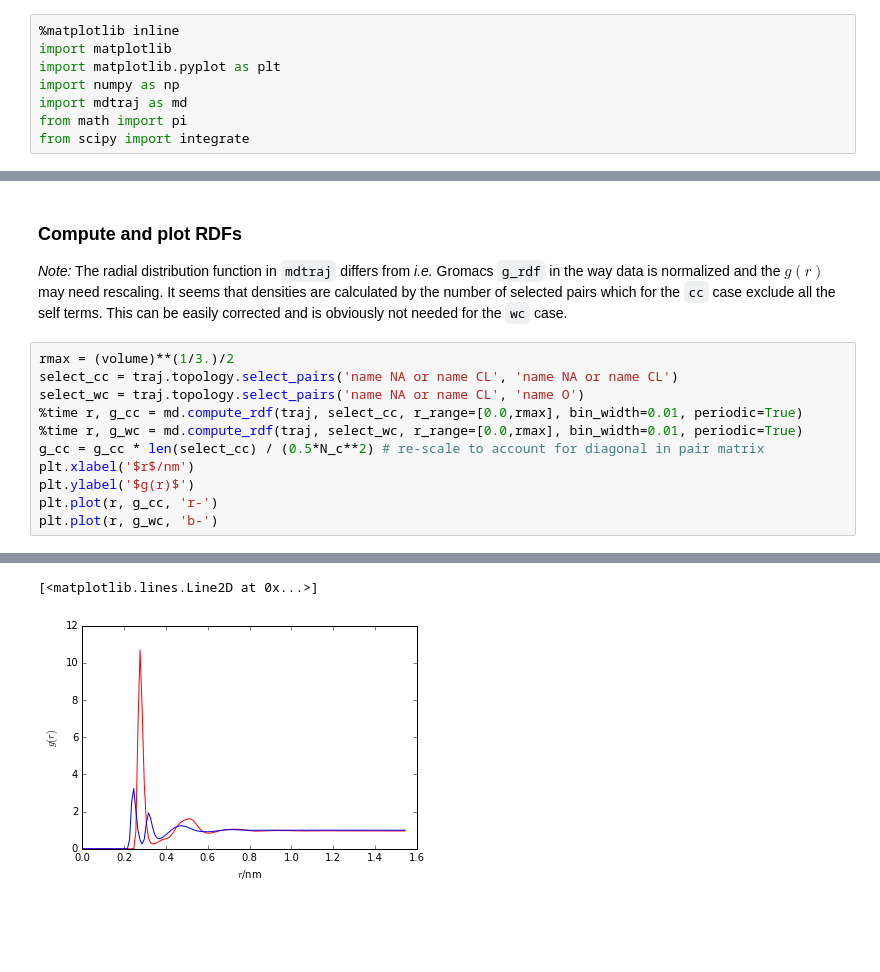
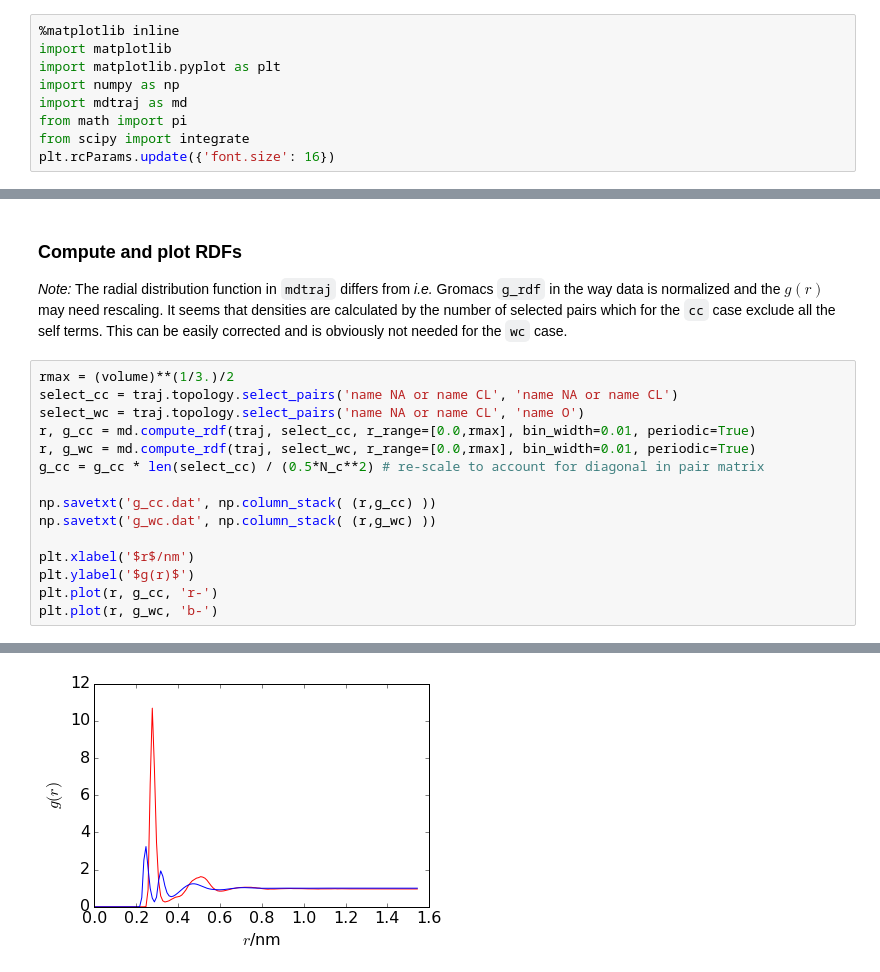
Before and after one commit to mlund/kirkwood-buff, a Jupyter notebook: nacl-water/nacl.ipynb, the cells around one changed output, grey strips where cells are left out. Saved outputs shown, nothing was run; the diff lists cells and outputs as text; blank space fills up the shorter version.

```diff
--- a/nacl-water/nacl.ipynb
+++ b/nacl-water/nacl.ipynb
@@ -10,3 +10,4 @@ import numpy as np
 import mdtraj as md
 from math import pi
 from scipy import integrate
+plt.rcParams.update({'font.size': 16})
@@ -57,9 +63,13 @@ self terms. This can be easily corrected and is obviously not needed for the `wc
 rmax = (volume)**(1/3.)/2
 select_cc = traj.topology.select_pairs('name NA or name CL', 'name NA or name CL')
 select_wc = traj.topology.select_pairs('name NA or name CL', 'name O')
-%time r, g_cc = md.compute_rdf(traj, select_cc, r_range=[0.0,rmax], bin_width=0.01, periodic=True)
-%time r, g_wc = md.compute_rdf(traj, select_wc, r_range=[0.0,rmax], bin_width=0.01, periodic=True)
+r, g_cc = md.compute_rdf(traj, select_cc, r_range=[0.0,rmax], bin_width=0.01, periodic=True)
+r, g_wc = md.compute_rdf(traj, select_wc, r_range=[0.0,rmax], bin_width=0.01, periodic=True)
 g_cc = g_cc * len(select_cc) / (0.5*N_c**2) # re-scale to account for diagonal in pair matrix
+
+np.savetxt('g_cc.dat', np.column_stack( (r,g_cc) ))
+np.savetxt('g_wc.dat', np.column_stack( (r,g_wc) ))
+
 plt.xlabel('$r$/nm')
 plt.ylabel('$g(r)$')
 plt.plot(r, g_cc, 'r-')
@@ -72,5 +79,4 @@ Wall time: 40 s
-[<matplotlib.lines.Line2D at 0x...>]
-[figure, old version]
+[figure, new version]
 # %% [markdown]
 ### Calculate KB integrals
 Here we calculate the number of solute molecules around other solute molecules (cc) and around water (wc).
```
Also changed, not shown: parts of 9 cells of this notebook, 3 other files.
